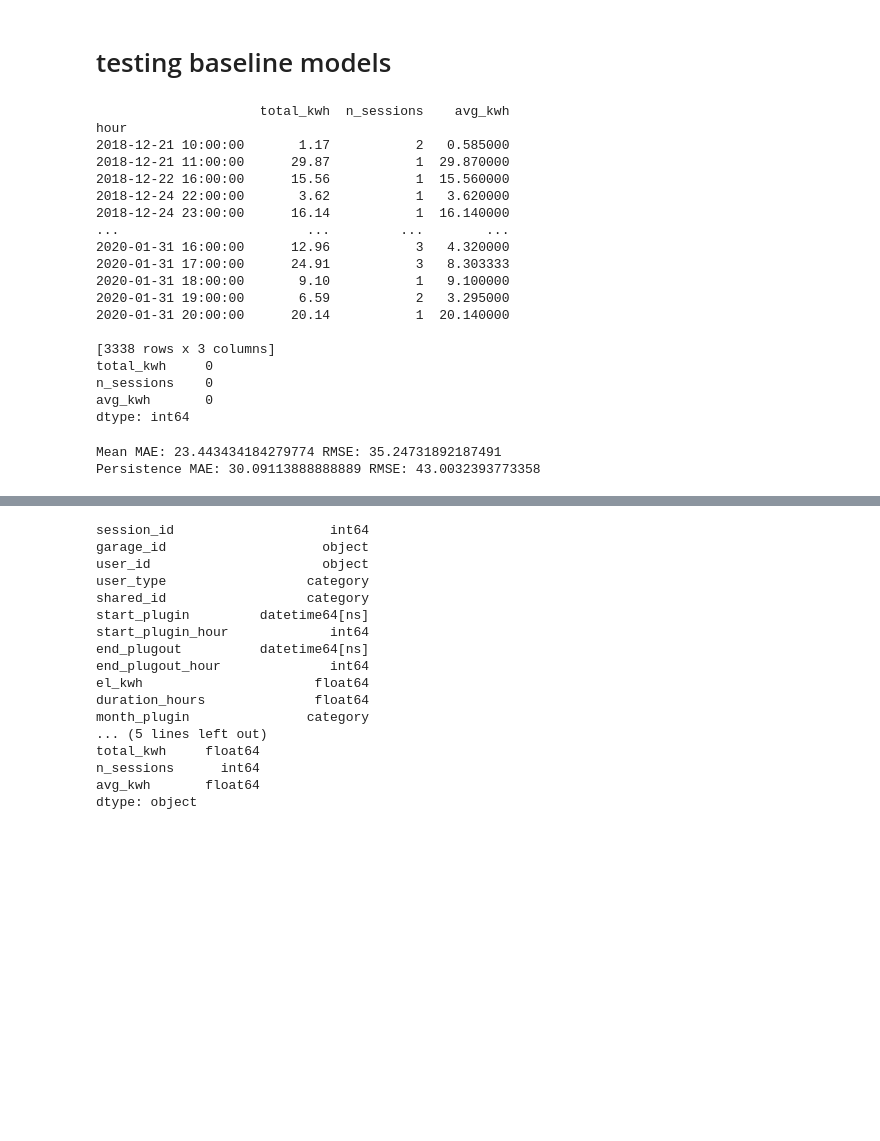
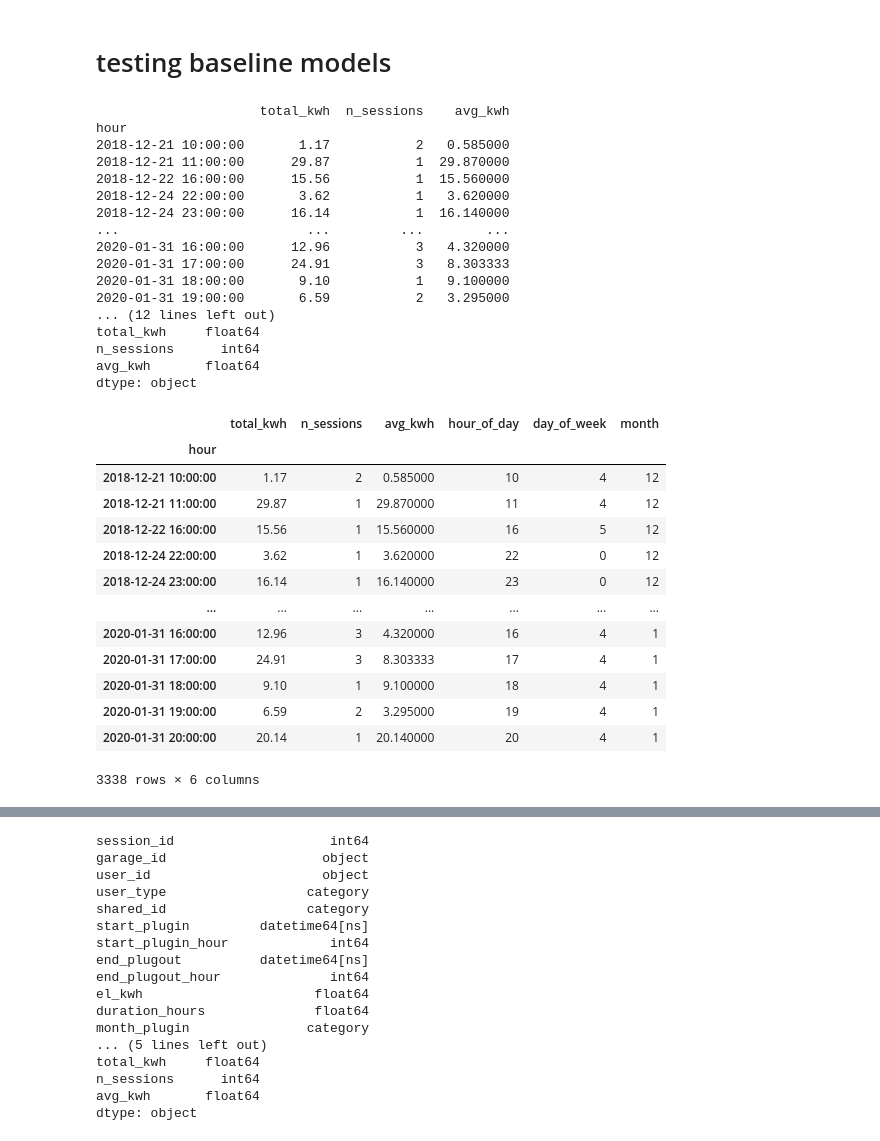
Before and after one commit to zahr888/mlops-ev-charging-predictor, a Jupyter notebook: notebooks/01_eda.ipynb, the cells around one changed output, grey strips where cells are left out. Cells and saved outputs as stored; diff of their text form; code cells hidden in the pictures; blank space fills up the shorter version.

```diff
--- a/notebooks/01_eda.ipynb
+++ b/notebooks/01_eda.ipynb
@@ -30,7 +30,8 @@ df.head()
 hourly_total = (df.groupby('hour', as_index=True).agg(total_kwh=('el_kwh','sum'),n_sessions=('session_id','count'),avg_kwh=('el_kwh','mean')).sort_index())
 print(hourly_total)
 
-print(hourly_total.isna().sum())
+print(hourly_total.describe())
+print(hourly_total.dtypes)
 # %% [output]
                      total_kwh  n_sessions    avg_kwh
 hour
@@ -44,10 +45,8 @@ hour
 2020-01-31 17:00:00      24.91           3   8.303333
 2020-01-31 18:00:00       9.10           1   9.100000
 2020-01-31 19:00:00       6.59           2   3.295000
-2020-01-31 20:00:00      20.14           1  20.140000
-
-[3338 rows x 3 columns]
-total_kwh     0
-n_sessions    0
-avg_kwh       0
-dtype: int64
+... (12 lines left out)
+total_kwh     float64
+n_sessions      int64
+avg_kwh       float64
+dtype: object
@@ -58,19 +52,0 @@ test = hourly_total[hourly_total.index >= split_date]
-# %%
-from sklearn.metrics import mean_absolute_error, root_mean_squared_error
-
-# Mean baseline
-mean_pred = train["total_kwh"].mean()
-mean_preds = np.full(len(test), mean_pred)
-mae_mean = mean_absolute_error(test["total_kwh"], mean_preds)
-rmse_mean = root_mean_squared_error(test["total_kwh"], mean_preds)
-
-# Persistence baseline (last hour's actual)
-persistence_preds = test["total_kwh"].shift(1, fill_value=train["total_kwh"].iloc[-1])
-mae_pers = mean_absolute_error(test["total_kwh"], persistence_preds)
-rmse_pers = root_mean_squared_error(test["total_kwh"], persistence_preds)
-
-print("Mean MAE:", mae_mean, "RMSE:", rmse_mean)
-print("Persistence MAE:", mae_pers, "RMSE:", rmse_pers)
-# %% [output]
-Mean MAE: 23.443434184279774 RMSE: 35.24731892187491
-Persistence MAE: 30.09113888888889 RMSE: 43.0032393773358
@@ -76,0 +64,20 @@ Persistence MAE: 30.09113888888889 RMSE: 43.0032393773358
+# %%
+dfh['hour_of_day'] = dfh.index.hour
+dfh['day_of_week'] = dfh.index.dayofweek
+dfh['month'] = dfh.index.month
+dfh
+# %% [output]
+|  | total_kwh | n_sessions | avg_kwh | hour_of_day | day_of_week | month |
+| hour |  |  |  |  |  |  |
+| 2018-12-21 10:00:00 | 1.17 | 2 | 0.585000 | 10 | 4 | 12 |
+| 2018-12-21 11:00:00 | 29.87 | 1 | 29.870000 | 11 | 4 | 12 |
+| 2018-12-22 16:00:00 | 15.56 | 1 | 15.560000 | 16 | 5 | 12 |
+| 2018-12-24 22:00:00 | 3.62 | 1 | 3.620000 | 22 | 0 | 12 |
+| 2018-12-24 23:00:00 | 16.14 | 1 | 16.140000 | 23 | 0 | 12 |
+| ... | ... | ... | ... | ... | ... | ... |
+| 2020-01-31 16:00:00 | 12.96 | 3 | 4.320000 | 16 | 4 | 1 |
+| 2020-01-31 17:00:00 | 24.91 | 3 | 8.303333 | 17 | 4 | 1 |
+| 2020-01-31 18:00:00 | 9.10 | 1 | 9.100000 | 18 | 4 | 1 |
+| 2020-01-31 19:00:00 | 6.59 | 2 | 3.295000 | 19 | 4 | 1 |
+| 2020-01-31 20:00:00 | 20.14 | 1 | 20.140000 | 20 | 4 | 1 |
+3338 rows × 6 columns
```
Also changed, not shown: parts of 9 cells of this notebook, 2 other files.
